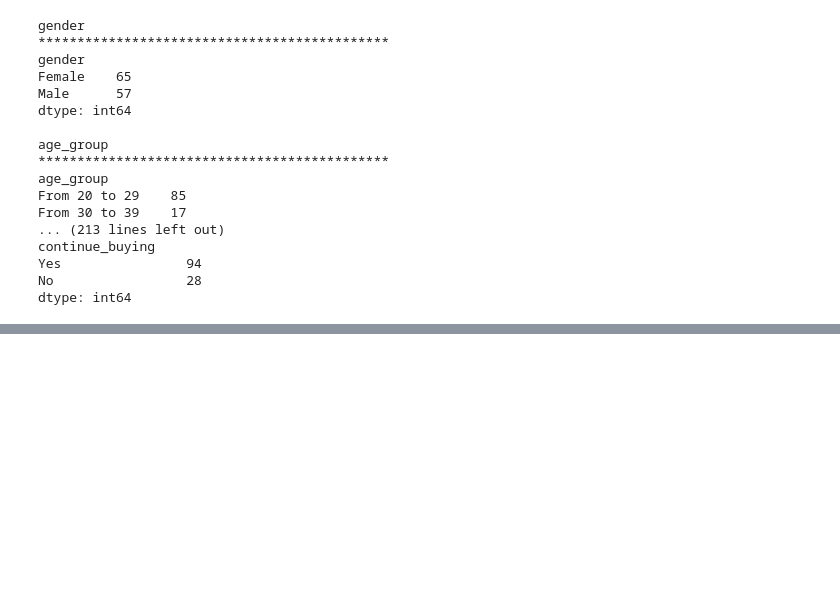
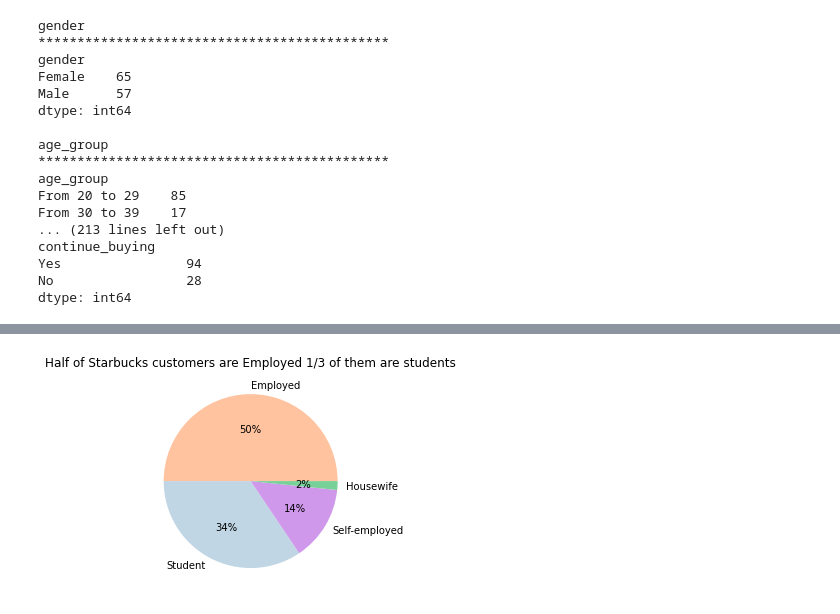
Before and after one commit to Johndsalas/Starbucks_Customer_Profiles, a Jupyter notebook: main.ipynb, the cells around one changed output, grey strips where cells are left out. Cells and saved outputs as stored; diff of their text form; code cells hidden in the pictures; blank space fills up the shorter version.

```diff
--- a/main.ipynb
+++ b/main.ipynb
@@ -68,0 +131,15 @@ dtype: int64
+# %%
+    # set values and labels for chart
+    values = [len(df.employment_status[df.employment_status == 'Employed']),
+              len(df.employment_status[df.employment_status == 'Student']),
+              len(df.employment_status[df.employment_status == 'Self-employed']),
+              len(df.employment_status[df.employment_status == 'Housewife'])]
+
+    labels = ['Employed','Student', 'Self-employed', 'Housewife']
+
+    # generate and show chart
+    plt.pie(values, labels=labels, autopct='%.0f%%', colors=['#ffc3a0', '#c0d6e4', '#cf98eb', '#77d198'])
+    plt.title('Half of Starbucks customers are Employed 1/3 of them are students')
+    plt.show()
+# %% [output]
+[figure, added]
```
Also changed, not shown: parts of 5 cells of this notebook.
